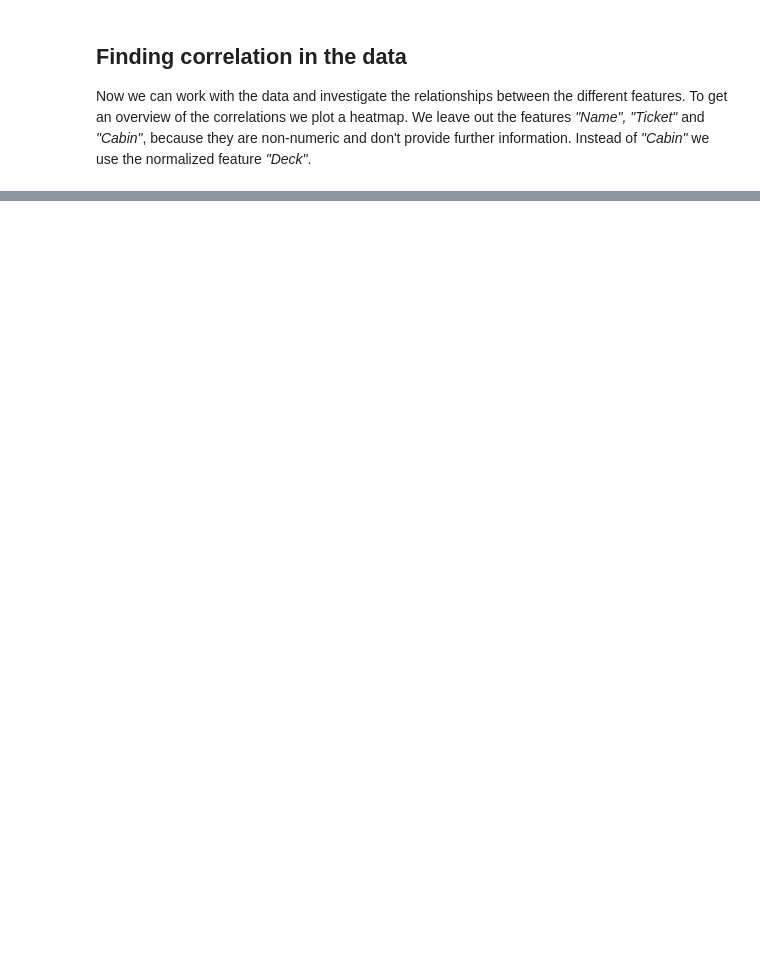
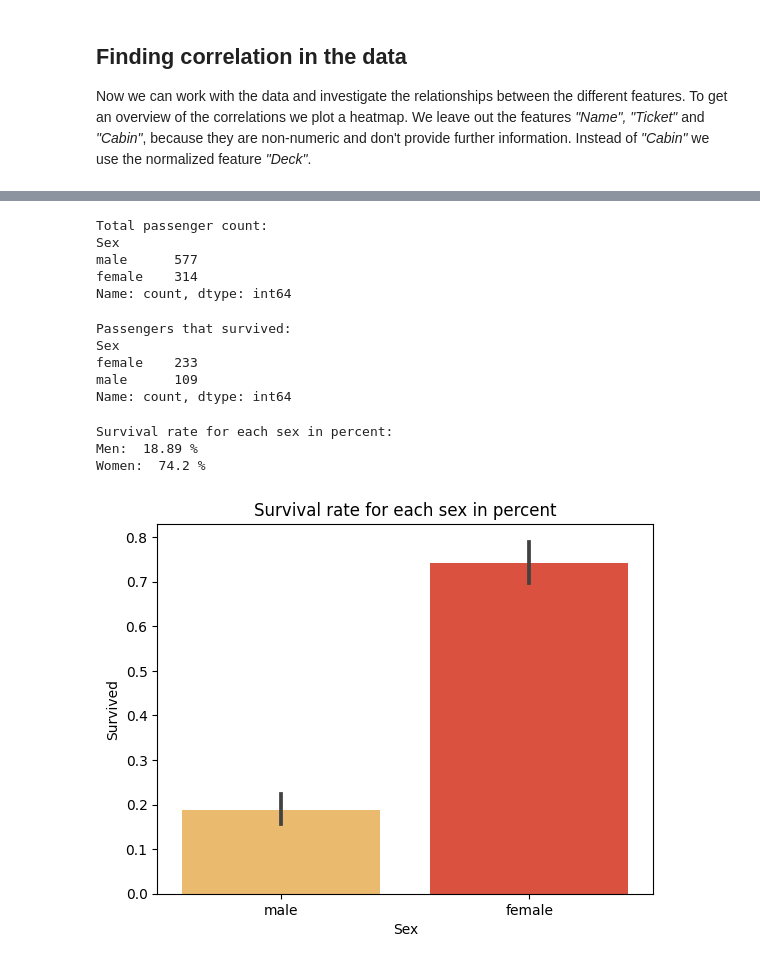
Before and after one commit to mschl7/SciPy_Titanic, a Jupyter notebook: Titanic.ipynb, the cells around one changed output, grey strips where cells are left out. Cells and saved outputs as stored; diff of their text form; code cells hidden in the pictures; blank space fills up the shorter version.

```diff
--- a/Titanic.ipynb
+++ b/Titanic.ipynb
@@ -151,0 +148,36 @@ plt.show()
+# %%
+df['Sex'] = df['Sex'].replace(0,'male')
+df['Sex'] = df['Sex'].replace(1,'female')
+# %%
+genderCounts = df["Sex"].value_counts()
+print("Total passenger count:")
+print(genderCounts)
+# %% [output]
+Total passenger count:
+Sex
+male      577
+female    314
+Name: count, dtype: int64
+# %%
+survivedGenderCounts = df[df["Survived"] == 1]["Sex"].value_counts()
+print("Passengers that survived:")
+print(survivedGenderCounts)
+# %% [output]
+Passengers that survived:
+Sex
+female    233
+male      109
+Name: count, dtype: int64
+# %%
+print("Survival rate for each sex in percent:")
+print("Men: ", round(((survivedGenderCounts["male"] / genderCounts["male"]) * 100), 2), "%")
+print("Women: ", round(((survivedGenderCounts["female"] / genderCounts["female"]) * 100), 2), "%")
+# %% [output]
+Survival rate for each sex in percent:
+Men:  18.89 %
+Women:  74.2 %
+# %%
+ax = sns.barplot(x="Sex", y="Survived", data=df, palette="YlOrRd").set(title="Survival rate for each sex in percent")
+plt.show()
+# %% [output]
+[figure, added]
```
Also changed, not shown: parts of 47 cells of this notebook.
